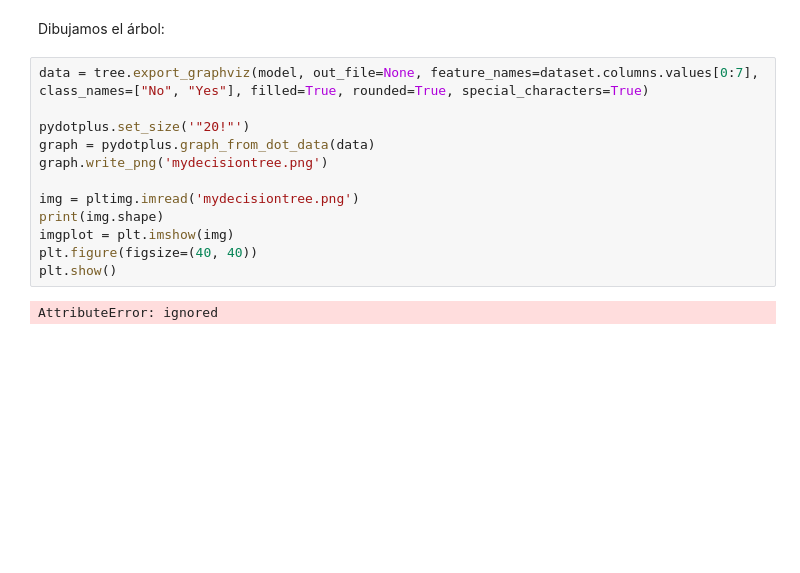
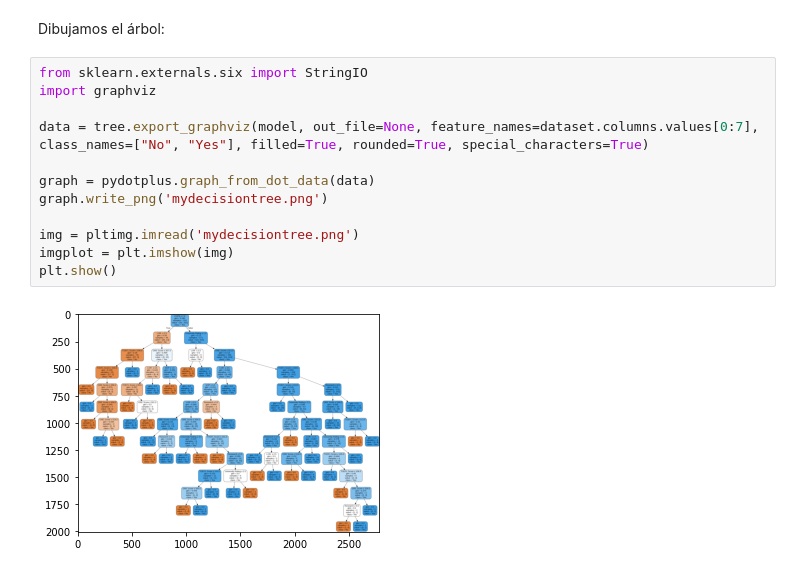
Before and after one commit to DanielCarrascoPerez/AAMD, a Jupyter notebook: Trabajo2/Daniel_Carrasco_Perez_Trabajo_2.ipynb, the cells around one changed output. Saved outputs shown, nothing was run; the diff lists cells and outputs as text; blank space fills up the shorter version.

```diff
--- a/Trabajo2/Daniel_Carrasco_Perez_Trabajo_2.ipynb
+++ b/Trabajo2/Daniel_Carrasco_Perez_Trabajo_2.ipynb
@@ -207,16 +193,16 @@ print(model.predict([[320,	110,	5,	5,	5,	9,	1]]))
 # %% [markdown]
 Dibujamos el árbol:
 # %%
+from sklearn.externals.six import StringIO
+import graphviz
+
 data = tree.export_graphviz(model, out_file=None, feature_names=dataset.columns.values[0:7], class_names=["No", "Yes"], filled=True, rounded=True, special_characters=True)
 
-pydotplus.set_size('"20!"')
 graph = pydotplus.graph_from_dot_data(data)
 graph.write_png('mydecisiontree.png')
 
 img = pltimg.imread('mydecisiontree.png')
-print(img.shape)
 imgplot = plt.imshow(img)
-plt.figure(figsize=(40, 40))
 plt.show()
 # %% [output]
-AttributeError: ignored
+[figure, added]
```
Also changed, not shown: parts of 10 cells of this notebook.
